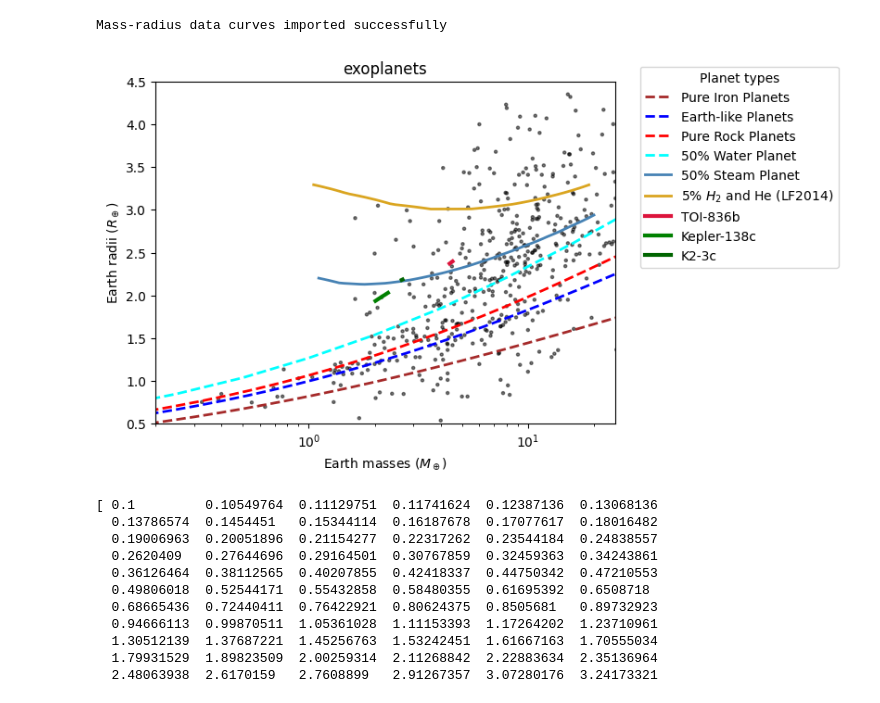
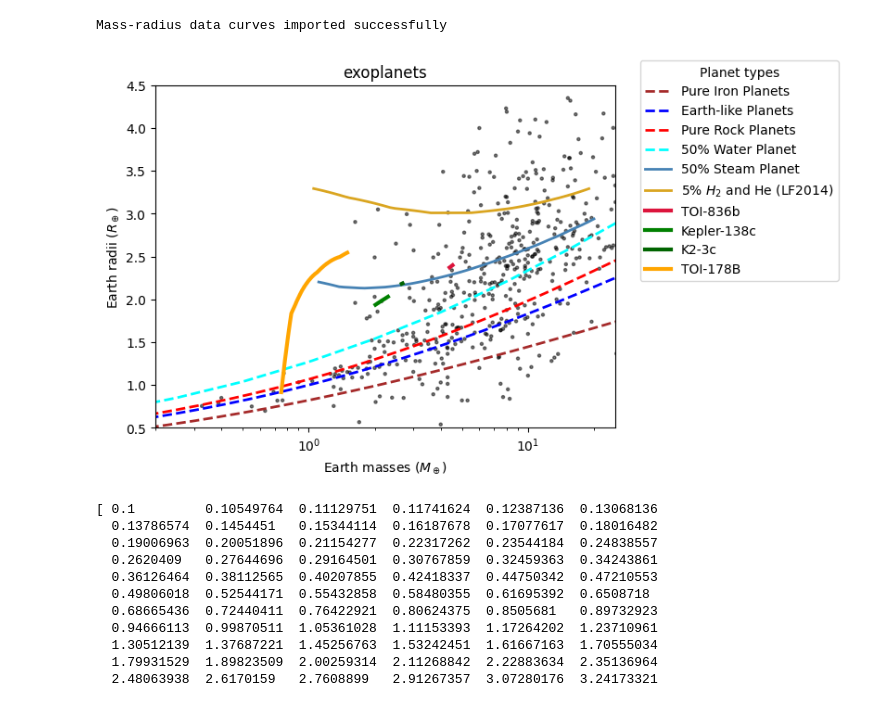
Before and after one commit to an0wen/astro9-w25-steamworldsloss, a Jupyter notebook: mass-radius-figure_JJ.ipynb, the cells around one changed output. Drawn from its saved outputs; the diff is of its cells as text; code cells hidden in the pictures.

```diff
--- a/mass-radius-figure_JJ.ipynb
+++ b/mass-radius-figure_JJ.ipynb
@@ -70,34 +71,35 @@ plt.scatter(list_catalog_mp,list_catalog_rp, color="black", alpha = 0.5, sizes=p
 
 # Li Zeng 2016
 plt.plot(list_zeng_fe_m, list_zeng_fe_r, color="brown", linestyle="--", linewidth=2, label="Pure Iron Planets")
 plt.plot(list_zeng_earth_m, list_zeng_earth_r, color="blue", linestyle="--", linewidth=2, label="Earth-like Planets")
 plt.plot(list_zeng_rock_m, list_zeng_rock_r, color="red", linestyle="--", linewidth=2, label="Pure Rock Planets")
 plt.plot(list_zeng_water_m, list_zeng_water_r, color="cyan", linestyle="--", linewidth=2, label="50% Water Planet")
 
 # iop model
 plt.plot(pmass[mask_valid], steamradius[mask_valid], color="steelblue", linestyle="-", linewidth=2, label="50% Steam Planet")
 
 # LF 2014
 plt.plot(pmass2, lfradii, color="goldenrod", linestyle="-", linewidth=2, label=r"5% $H_2$ and He (LF2014)")
 
 # Evolution simulation
 plt.plot(evo_toi836b_m, evo_toi836b_r, color="crimson", linestyle="-", linewidth=3, label="TOI-836b")
 plt.plot(evo_kepler138c_m, evo_kepler138c_r, color="green", linestyle="-", linewidth=3, label="Kepler-138c") #potentially wrong
 plt.plot(evo_k23c_m, evo_k23c_r, color="darkgreen", linestyle="-", linewidth=3, label="K2-3c")
+plt.plot(evo_toi178b_m, evo_toi178b_r, color="orange", linestyle="-", linewidth=3, label="TOI-178B")
 #Figure details
 plt.xscale('log') #put the x-axis in log scale
 plt.xlim(.2,25) #domain
 plt.ylim(.5,4.5) #range
 
 #Label the figure
 plt.title('exoplanets')
 plt.xlabel('Earth masses ($M_\\oplus$)')
 plt.ylabel('Earth radii ($R_\\oplus$)')
 plt.legend(loc="center right", title="Planet types", bbox_to_anchor=(1.5,.75))
 
 plt.show()
 # %% [output]
-[figure, old version]
+[figure, new version]
 # %%
 print(pmass2)
 # %% [output]
```
Also changed, not shown: parts of 1 cell of this notebook.
